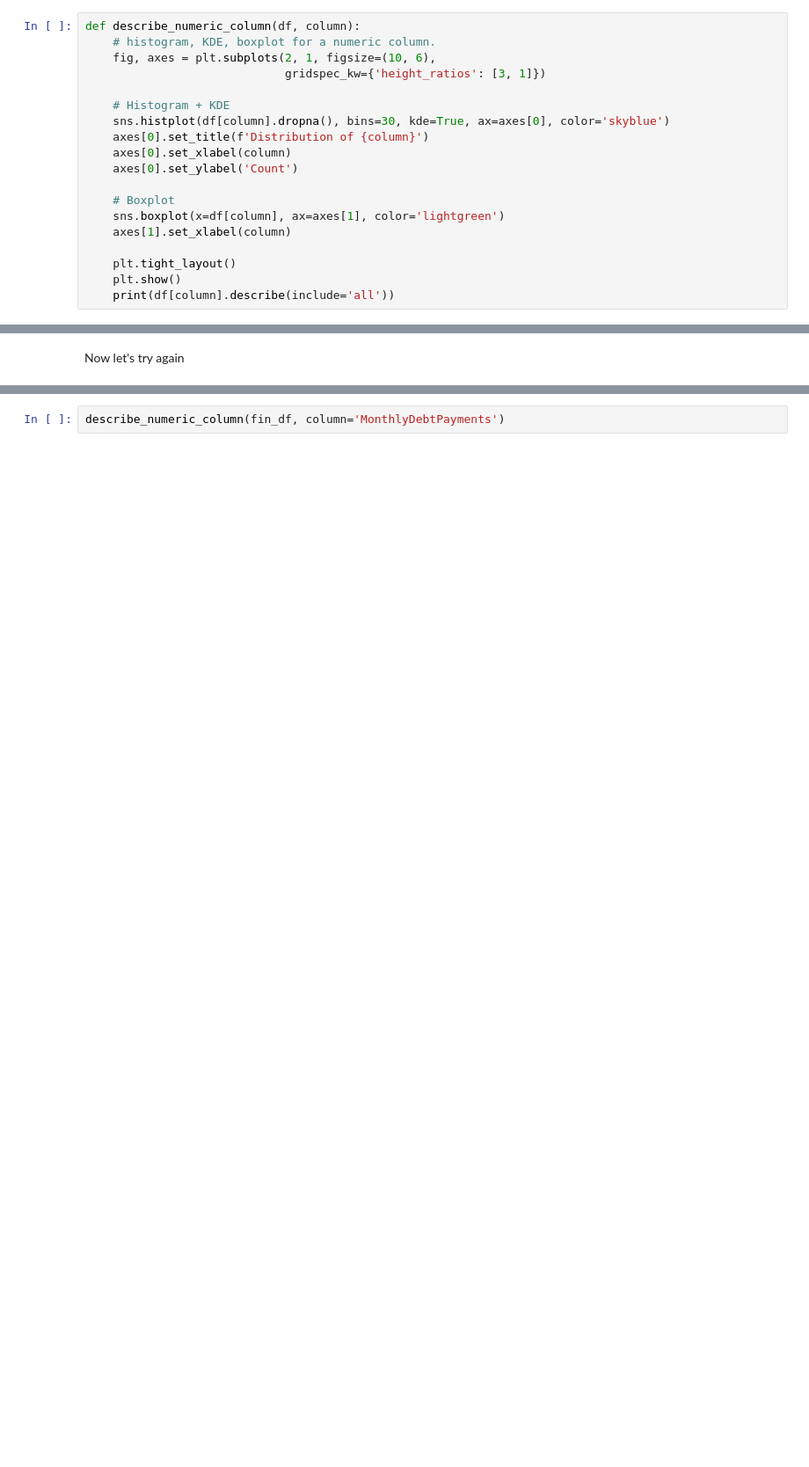
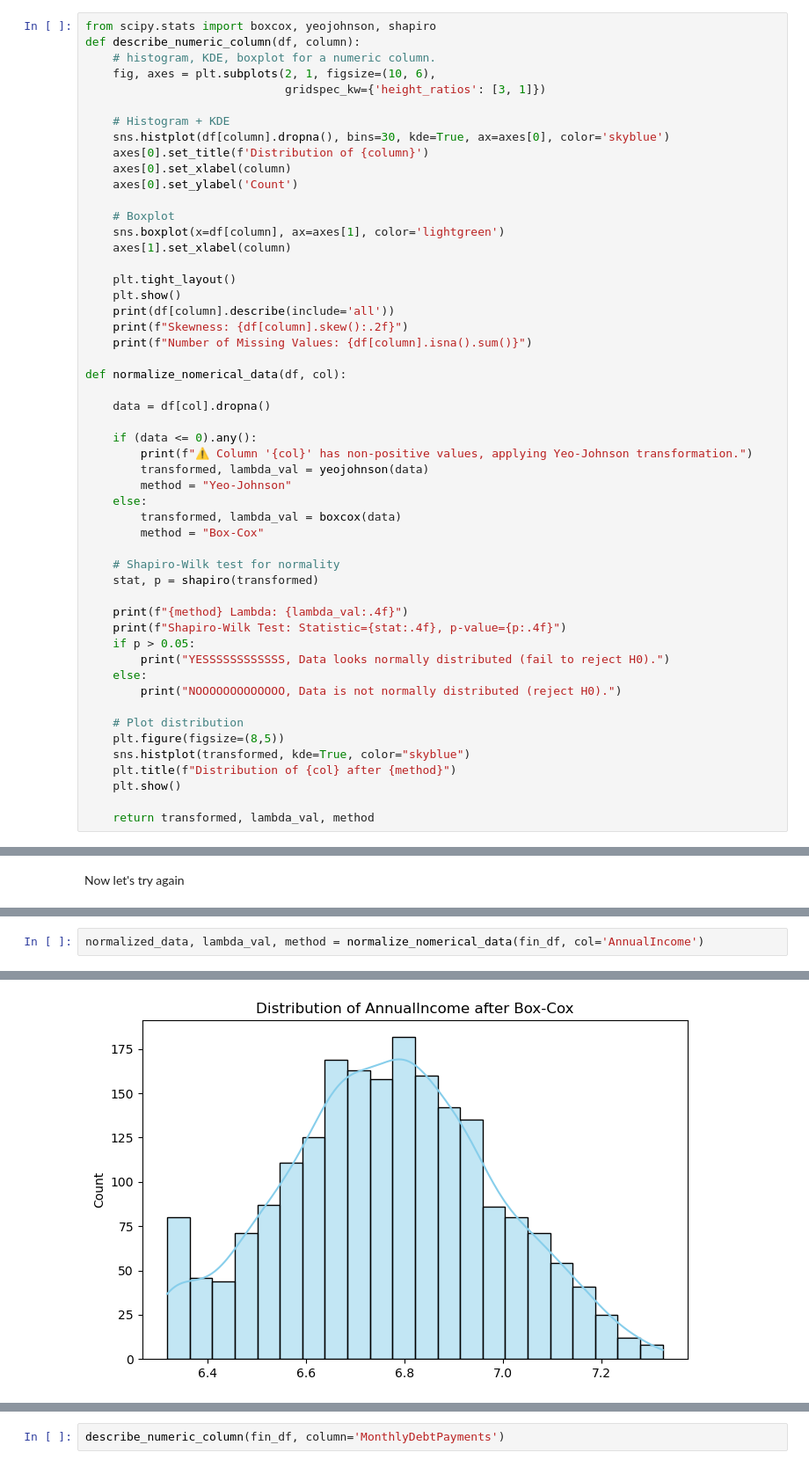
Before and after one commit to KimiyaVahidMotlagh/QBC-DA10-Group4Project1, a Jupyter notebook: DA10_EDA(Arash).ipynb, the cells around one changed output, grey strips where cells are left out. Shown at 88% size. Drawn from its saved outputs; the diff is of its cells as text; blank space fills up the shorter version.

```diff
--- a/DA10_EDA(Arash).ipynb
+++ b/DA10_EDA(Arash).ipynb
@@ -562,4 +560,5 @@ def find_CI(df, target_col, col, t_critical=2):
 # %%
+from scipy.stats import boxcox, yeojohnson, shapiro
 def describe_numeric_column(df, column):
     # histogram, KDE, boxplot for a numeric column.
     fig, axes = plt.subplots(2, 1, figsize=(10, 6),
@@ -578,6 +577,38 @@ def describe_numeric_column(df, column):
     plt.tight_layout()
     plt.show()
     print(df[column].describe(include='all'))
+    print(f"Skewness: {df[column].skew():.2f}")
+    print(f"Number of Missing Values: {df[column].isna().sum()}")
+
+def normalize_nomerical_data(df, col):
+
+    data = df[col].dropna()
+
+    if (data <= 0).any():
+        print(f"⚠️ Column '{col}' has non-positive values, applying Yeo-Johnson transformation.")
+        transformed, lambda_val = yeojohnson(data)
+        method = "Yeo-Johnson"
+    else:
+        transformed, lambda_val = boxcox(data)
+        method = "Box-Cox"
+
+    # Shapiro-Wilk test for normality
+    stat, p = shapiro(transformed)
+
+    print(f"{method} Lambda: {lambda_val:.4f}")
+    print(f"Shapiro-Wilk Test: Statistic={stat:.4f}, p-value={p:.4f}")
+    if p > 0.05:
+        print("YESSSSSSSSSSSS, Data looks normally distributed (fail to reject H0).")
+    else:
+        print("NOOOOOOOOOOOOO, Data is not normally distributed (reject H0).")
+
+    # Plot distribution
+    plt.figure(figsize=(8,5))
+    sns.histplot(transformed, kde=True, color="skyblue")
+    plt.title(f"Distribution of {col} after {method}")
+    plt.show()
+
+    return transformed, lambda_val, method
 # %%
 fin_df = df[['AnnualIncome', 'MonthlyIncome', 'SavingsAccountBalance', 'CheckingAccountBalance', 'TotalAssets', 'TotalLiabilities', 'NetWorth', 'MonthlyDebtPayments', 'LoanApproved']].copy()
 # %%
@@ -704,0 +724,3 @@ Much better.
+# %%
+normalized_data, lambda_val, method = normalize_nomerical_data(fin_df, col='AnnualIncome')
+# %% [output]
@@ -704,0 +730 @@ Much better.
+[figure, added]
```
Also changed, not shown: parts of 36 cells of this notebook.
